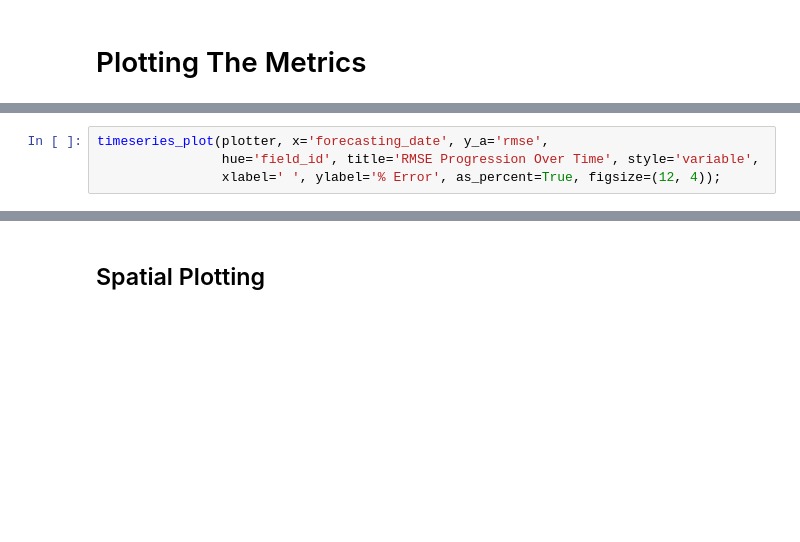
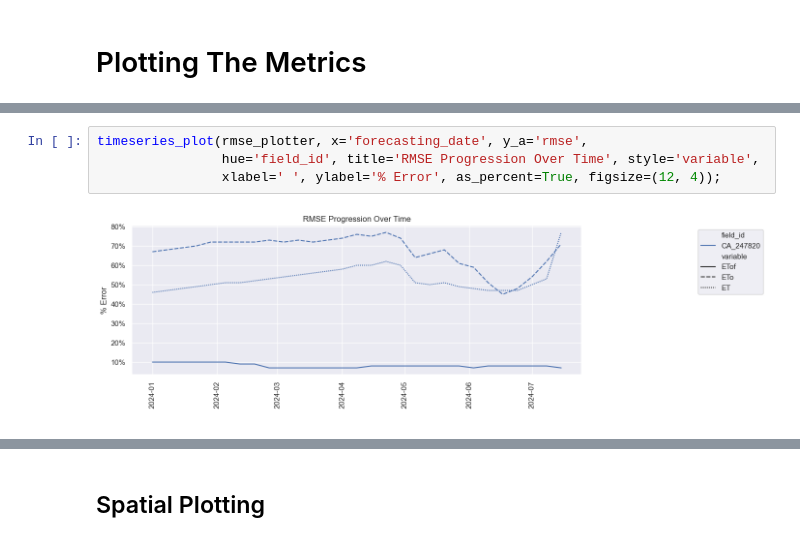
Before and after one commit to watrs-csumb/openet-forecast-analysis, a Jupyter notebook: monterey_analysis.ipynb, the cells around one changed output, grey strips where cells are left out. Drawn from its saved outputs; the diff is of its cells as text; blank space fills up the shorter version.

```diff
--- a/monterey_analysis.ipynb
+++ b/monterey_analysis.ipynb
@@ -238,5 +463,7 @@ timeseries_plot(plotter, x='forecasting_date', y_a='mae',
 # %%
-timeseries_plot(plotter, x='forecasting_date', y_a='rmse',
+timeseries_plot(rmse_plotter, x='forecasting_date', y_a='rmse',
                 hue='field_id', title='RMSE Progression Over Time', style='variable',
                 xlabel=' ', ylabel='% Error', as_percent=True, figsize=(12, 4));
+# %% [output]
+[figure, added]
 # %%
```
Also changed, not shown: parts of 67 cells of this notebook.
